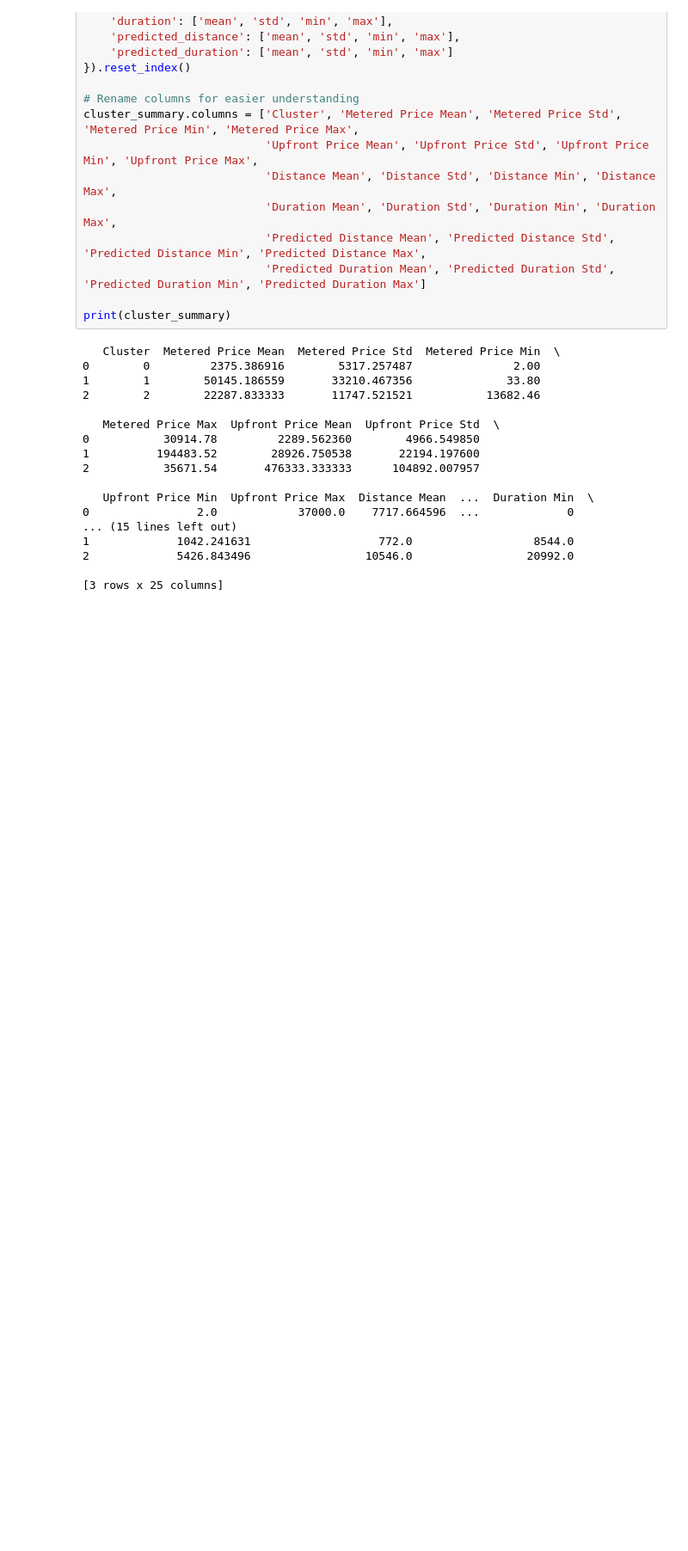
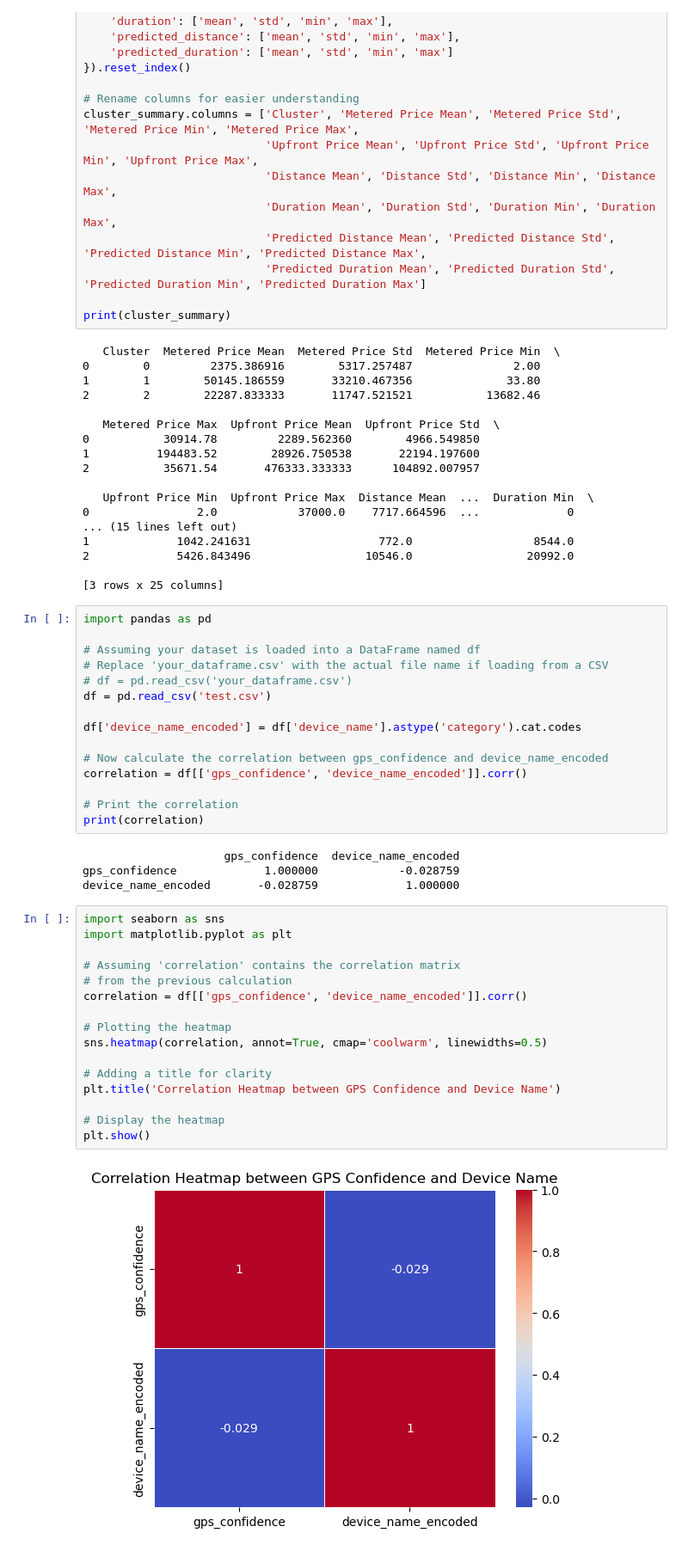
Before and after one commit to Nasir-Hussain-Datascientist/riding-hail-data-analysis, a Jupyter notebook: Untitled.ipynb, the cells around one changed output. Shown at 86% size. Saved outputs shown, nothing was run; the diff lists cells and outputs as text; blank space fills up the shorter version.

```diff
--- a/Untitled.ipynb
+++ b/Untitled.ipynb
@@ -289,3 +289,40 @@ print(cluster_summary)
 2             5426.843496                 10546.0                 20992.0
 
 [3 rows x 25 columns]
+# %%
+import pandas as pd
+
+# Assuming your dataset is loaded into a DataFrame named df
+# Replace 'your_dataframe.csv' with the actual file name if loading from a CSV
+# df = pd.read_csv('your_dataframe.csv')
+df = pd.read_csv('test.csv')
+
+df['device_name_encoded'] = df['device_name'].astype('category').cat.codes
+
+# Now calculate the correlation between gps_confidence and device_name_encoded
+correlation = df[['gps_confidence', 'device_name_encoded']].corr()
+
+# Print the correlation
+print(correlation)
+# %% [output]
+                     gps_confidence  device_name_encoded
+gps_confidence             1.000000            -0.028759
+device_name_encoded       -0.028759             1.000000
+# %%
+import seaborn as sns
+import matplotlib.pyplot as plt
+
+# Assuming 'correlation' contains the correlation matrix
+# from the previous calculation
+correlation = df[['gps_confidence', 'device_name_encoded']].corr()
+
+# Plotting the heatmap
+sns.heatmap(correlation, annot=True, cmap='coolwarm', linewidths=0.5)
+
+# Adding a title for clarity
+plt.title('Correlation Heatmap between GPS Confidence and Device Name')
+
+# Display the heatmap
+plt.show()
+# %% [output]
+[figure, added]
```
Also changed, not shown: parts of 1 cell of this notebook, 2 other files.
